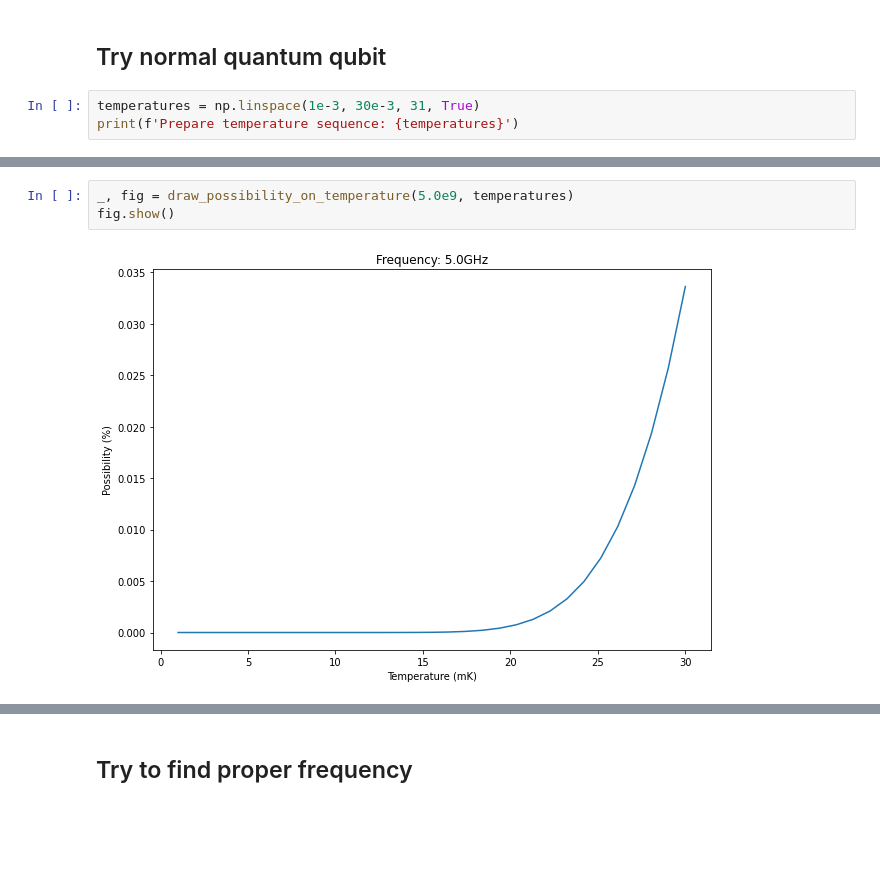
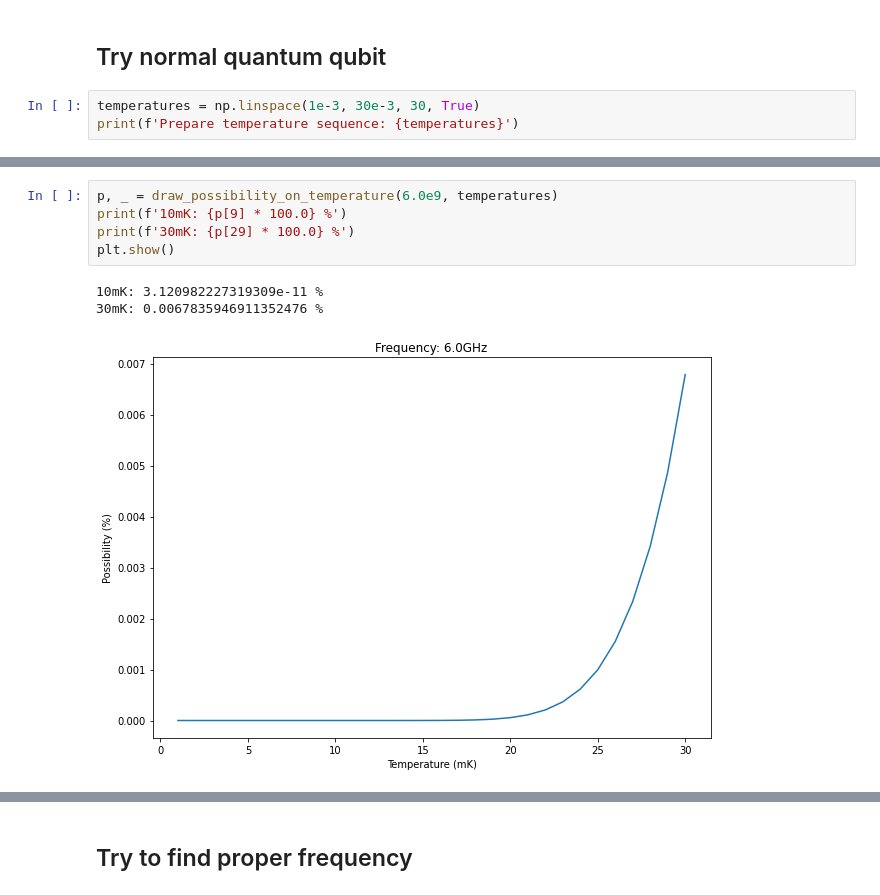
Before and after one commit to hoolheart/scout, a Jupyter notebook: notebooks/02-quantum-computing/01-temperature.ipynb, the cells around one changed output, grey strips where cells are left out. Drawn from its saved outputs; the diff is of its cells as text; blank space fills up the shorter version.

```diff
--- a/notebooks/02-quantum-computing/01-temperature.ipynb
+++ b/notebooks/02-quantum-computing/01-temperature.ipynb
@@ -92,6 +92,6 @@ def draw_possibility_on_temperature(
 # %% [markdown]
 ## Try normal quantum qubit
 # %%
-temperatures = np.linspace(1e-3, 30e-3, 31, True)
+temperatures = np.linspace(1e-3, 30e-3, 30, True)
 print(f'Prepare temperature sequence: {temperatures}')
 # %% [output]
@@ -114,5 +101,9 @@ plt.show()
-# %%
-_, fig = draw_possibility_on_temperature(5.0e9, temperatures)
-fig.show()
-# %% [output]
-[figure, removed]
+# %%
+p, _ = draw_possibility_on_temperature(6.0e9, temperatures)
+print(f'10mK: {p[9] * 100.0} %')
+print(f'30mK: {p[29] * 100.0} %')
+plt.show()
+# %% [output]
+10mK: 3.120982227319309e-11 %
+30mK: 0.0067835946911352476 %
+[figure, added]
```
Also changed, not shown: parts of 11 cells of this notebook.
